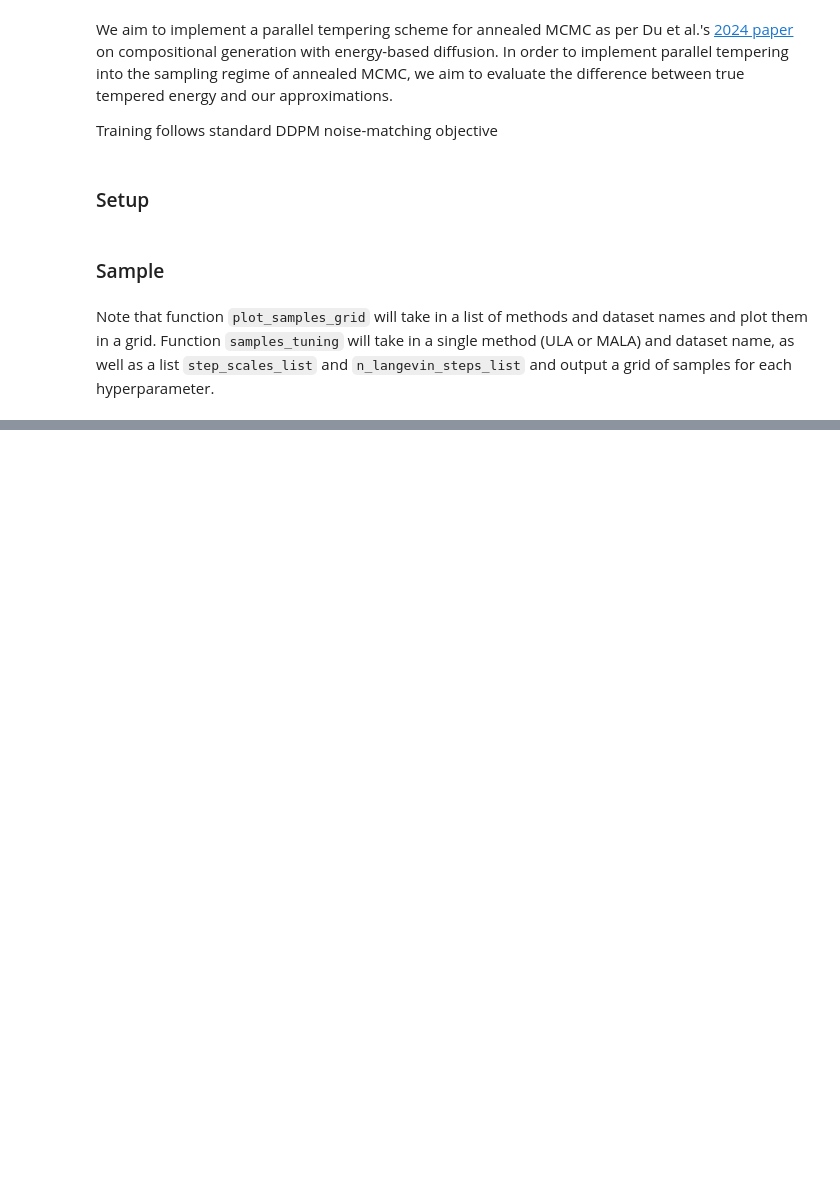
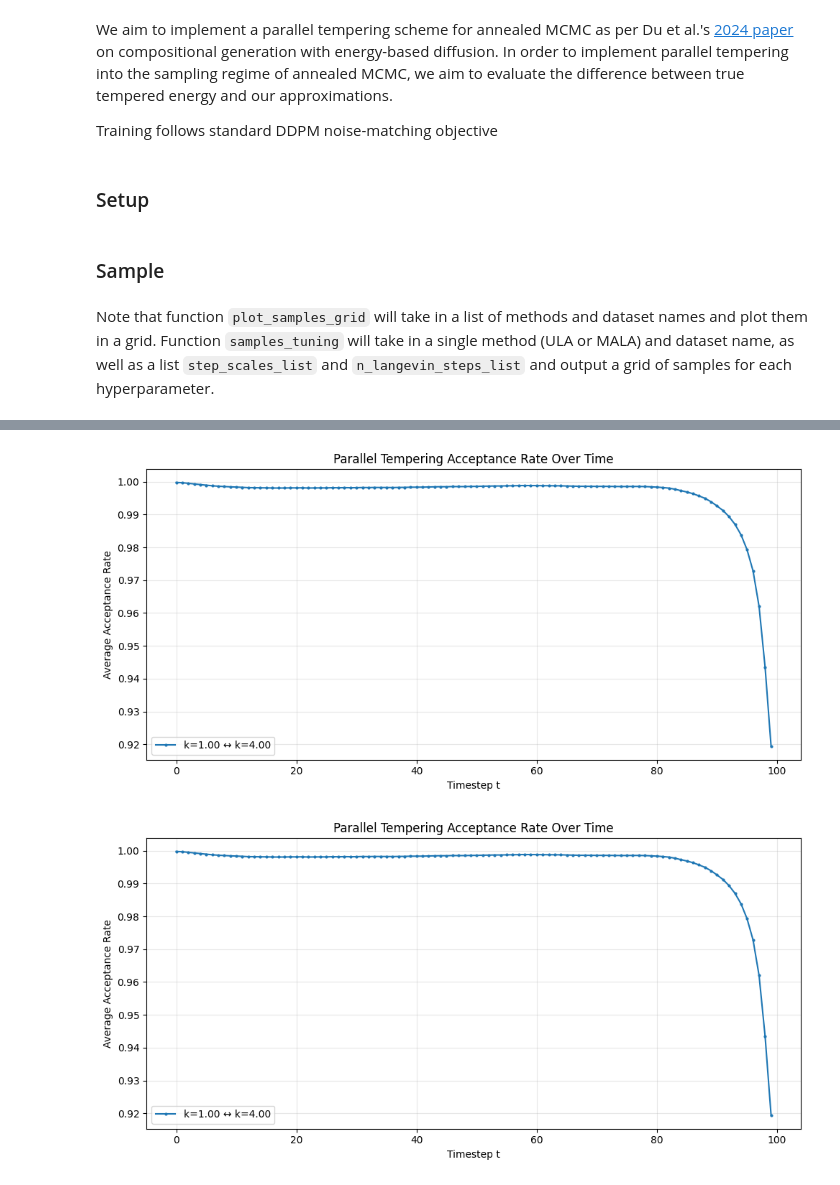
Before and after one commit to oatmeallover/parallel_tempering, a Jupyter notebook: tempered_energy.ipynb, the cells around one changed output, grey strips where cells are left out. Drawn from its saved outputs; the diff is of its cells as text; code cells hidden in the pictures; blank space fills up the shorter version.

```diff
--- a/tempered_energy.ipynb
+++ b/tempered_energy.ipynb
@@ -52,0 +53,36 @@ From chain k=2.75 and k=1.5 acceptance 0.9996099472045898
+# %%
+from collections import defaultdict
+import matplotlib.pyplot as plt
+
+def plot_acceptance_over_time(acceptance_ladder):
+
+	fig, ax = plt.subplots(figsize=(10, 5))
+
+	for (k_less, k_more), records in acceptance_ladder.items():
+		# Group acceptance rates by timestep t
+		by_time = defaultdict(list)
+		for r in records:
+			by_time[r["t"]].append(r["acceptance"].cpu().mean().item())
+
+		# Average over langevin steps at each t
+		ts = sorted(by_time.keys())
+		ts_cpu = [item.cpu() for item in ts]
+
+		avg_acceptance = [sum(by_time[t]) / len(by_time[t]) for t in ts]
+
+		ax.plot(ts_cpu, avg_acceptance, label=f"k={k_less:.2f} ↔ k={k_more:.2f}", marker='o', markersize=2)
+
+	ax.set_xlabel("Timestep t")
+	ax.set_ylabel("Average Acceptance Rate")
+	ax.set_title("Parallel Tempering Acceptance Rate Over Time")
+	ax.legend()
+	ax.grid(True, alpha=0.3)
+	plt.tight_layout()
+	plt.show()
+
+	return fig
+
+plot_acceptance_over_time(figures)
+# %% [output]
+[figure, added]
+[figure, added]
```
Also changed, not shown: parts of 2 cells of this notebook, 3 other files.
